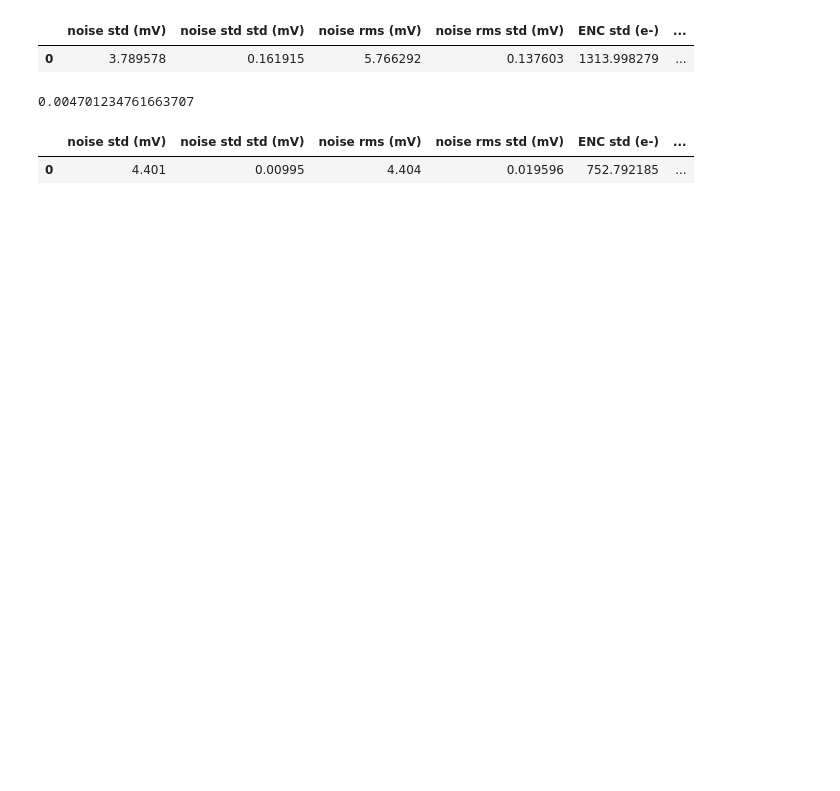
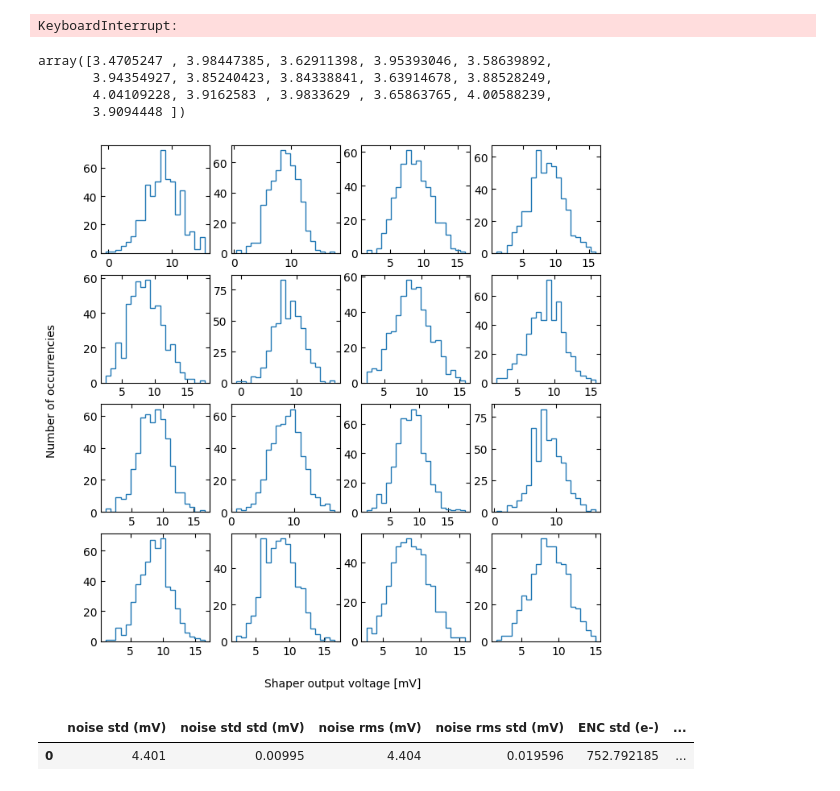
Before and after one commit to microlab-unibg/pFREYA_testbench_code, a Jupyter notebook: pFREYA_instrument_comms/enc.ipynb, the cells around one changed output. Drawn from its saved outputs; the diff is of its cells as text; code cells hidden in the pictures; blank space fills up the shorter version.

Commit message:
UPGRADE - confg improved, lemo are not used rn

```diff
--- a/pFREYA_instrument_comms/enc.ipynb
+++ b/pFREYA_instrument_comms/enc.ipynb
@@ -54,12 +54,12 @@ else:
 
 # no injection for noise (check withouth injection circuit TODO)
 # Set zero output
-config.pg.write(':OUTP1 OFF')
+config.pg.write(':OUTP1 ON')
 config.pg.write(':OUTP2 OFF')
-config.ps.write(':SOUR:CURR:LEV 5e-8')
+config.ps.write(':SOUR:CURR:LEV 0')
 #config.ps.write(':OUTP:STAT OFF')
 
-N_repetitions = 10
+N_repetitions = 16
 background = False
 absolute = False
 if absolute:
@@ -109,17 +109,34 @@ df = pd.DataFrame([[
     'ENC std std (e-)',
 ])
 
-df.to_csv(f'G:/My Drive/PHD/FALCON/measures/enc/enc_{config.config_bits_str}_{datetime_str}_{lemo_name}_{'background' if background else ''}_{'absolute' if absolute else ''}.tsv', sep='\t')
+df.to_csv(f'G:/My Drive/PHD/FALCON/measures/enc/enc_{config.config_bits_str}_{datetime_str}_{lemo_name}_{'background_' if background else ''}{'absolute' if absolute else ''}.tsv', sep='\t')
 df
 # %% [output]
-|  | noise std (mV) | noise std std (mV) | noise rms (mV) | noise rms std (mV) | ENC std (e-) | ... |
-| 0 | 3.789578 | 0.161915 | 5.766292 | 0.137603 | 1313.998279 | ... |
+KeyboardInterrupt:
-# %%
-a = np.mean(np.sqrt(np.mean(np.square(data),axis=0)))
-a
-#47, 4631, 4448
-# %% [output]
-0.004701234761663707
+# %%
+np.std(data,axis=0)
+# %% [output]
+array([3.4705247 , 3.98447385, 3.62911398, 3.95393046, 3.58639892,
+       3.94354927, 3.85240423, 3.84338841, 3.63914678, 3.88528249,
+       4.04109228, 3.9162583 , 3.9833629 , 3.65863765, 4.00588239,
+       3.9094448 ])
+# %%
+colours = list(mcolors.TABLEAU_COLORS.keys())
+fig, ax = plt.subplots(4,4)
+fig.set_figheight(8)
+fig.set_figwidth(8)
+for i in range(16):
+	if (i < N_repetitions):
+		ax[i//4,i%4].hist(
+			data[:,i],
+			histtype='step', fill=False, bins=20)
+	ax[i//4,i%4].tick_params(right=True, top=True, direction='in')
+fig.text(0.5, 0.04, 'Shaper output voltage [mV]', ha='center')
+fig.text(0.04, 0.5, 'Number of occurrencies', va='center', rotation='vertical')
+
+fig.savefig(f'G:/My Drive/PHD/FALCON/measures/enc/distributions_{config.config_bits_str}_{datetime_str}_{lemo_name}{'_background' if background else ''}{'_absolute' if absolute else ''}.pdf',dpi=300)
+# %% [output]
+[figure, added]
 # %%
 # old method setting long window
 channel_name = config.channel_name
```
Also changed, not shown: parts of 1 cell of this notebook, 28 other files.
